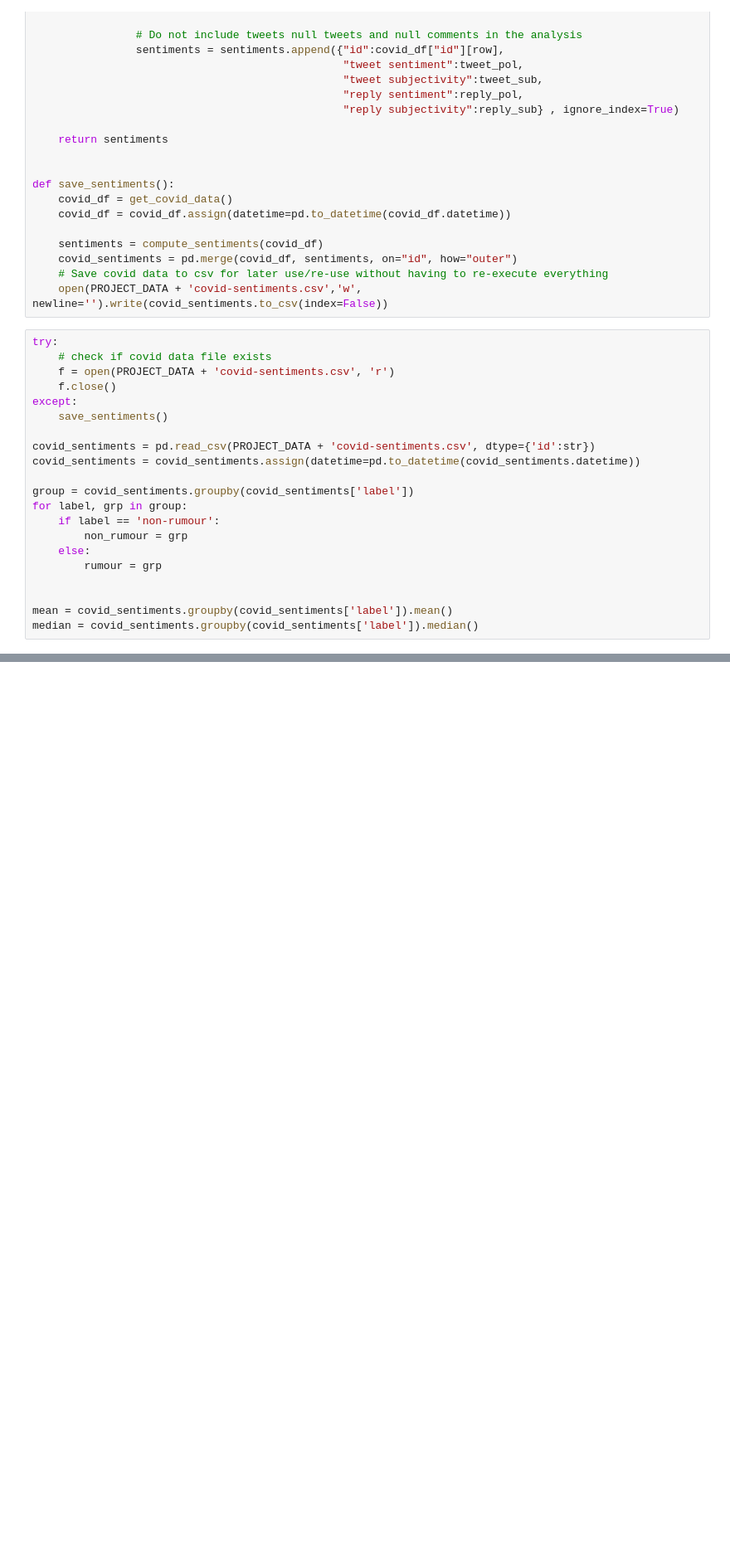
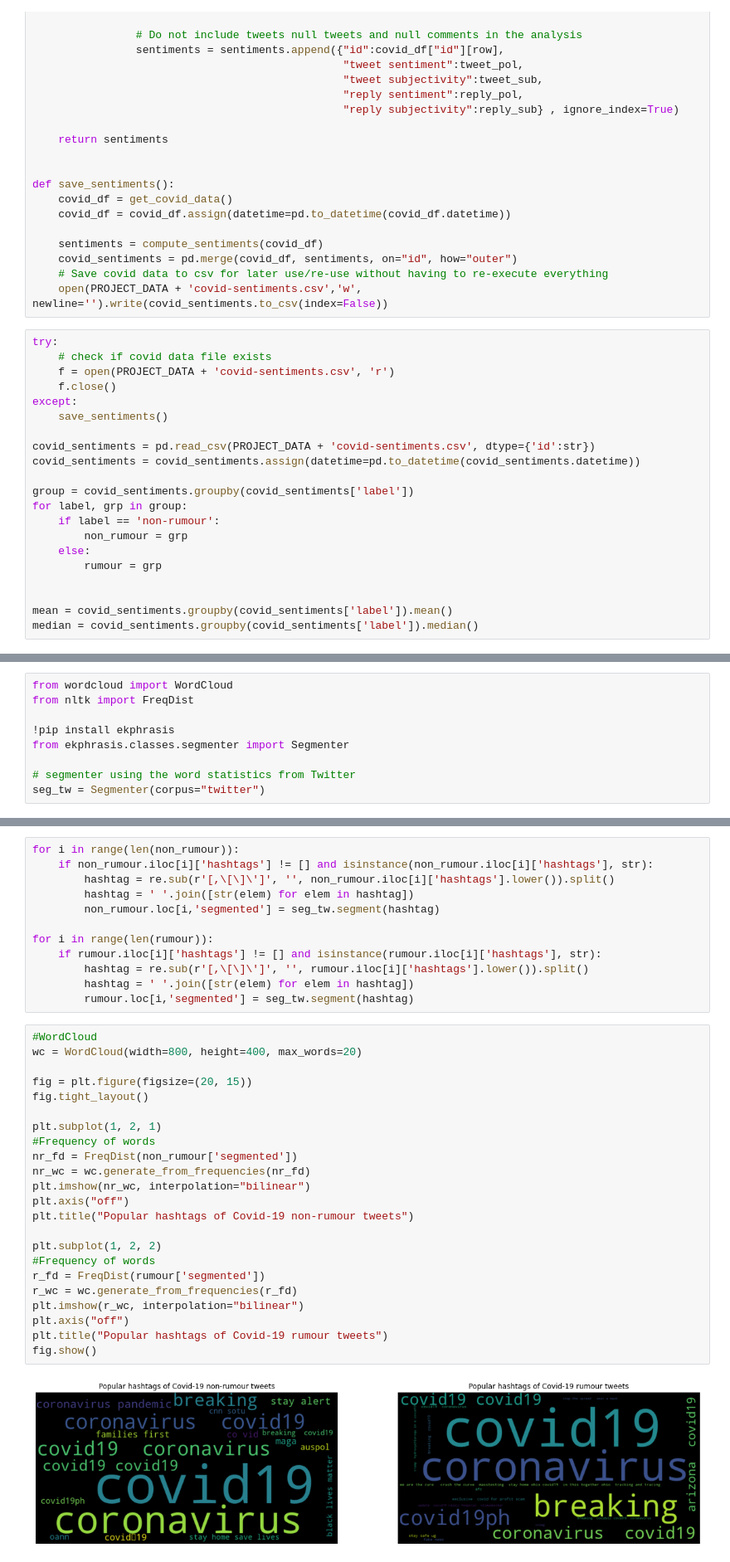
Before and after one commit to jabanto22/COMP90042-NLP-Project, a Jupyter notebook: project_classifier_vs_ver.ipynb, the cells around one changed output, grey strips where cells are left out. Shown at 83% size. Cells and saved outputs as stored; diff of their text form; blank space fills up the shorter version.

Commit message:
Added wordcloud for rumour analysis

```diff
--- a/project_classifier_vs_ver.ipynb
+++ b/project_classifier_vs_ver.ipynb
@@ -926,0 +942,9 @@ fig.show()
+# %%
+from wordcloud import WordCloud
+from nltk import FreqDist
+
+!pip install ekphrasis
+from ekphrasis.classes.segmenter import Segmenter
+
+# segmenter using the word statistics from Twitter
+seg_tw = Segmenter(corpus="twitter")
@@ -926,0 +969,37 @@ fig.show()
+# %%
+for i in range(len(non_rumour)):
+    if non_rumour.iloc[i]['hashtags'] != [] and isinstance(non_rumour.iloc[i]['hashtags'], str):
+        hashtag = re.sub(r'[,\[\]\']', '', non_rumour.iloc[i]['hashtags'].lower()).split()
+        hashtag = ' '.join([str(elem) for elem in hashtag])
+        non_rumour.loc[i,'segmented'] = seg_tw.segment(hashtag)
+
+for i in range(len(rumour)):
+    if rumour.iloc[i]['hashtags'] != [] and isinstance(rumour.iloc[i]['hashtags'], str):
+        hashtag = re.sub(r'[,\[\]\']', '', rumour.iloc[i]['hashtags'].lower()).split()
+        hashtag = ' '.join([str(elem) for elem in hashtag])
+        rumour.loc[i,'segmented'] = seg_tw.segment(hashtag)
+# %%
+#WordCloud
+wc = WordCloud(width=800, height=400, max_words=20)
+
+fig = plt.figure(figsize=(20, 15))
+fig.tight_layout()
+
+plt.subplot(1, 2, 1)
+#Frequency of words
+nr_fd = FreqDist(non_rumour['segmented'])
+nr_wc = wc.generate_from_frequencies(nr_fd)
+plt.imshow(nr_wc, interpolation="bilinear")
+plt.axis("off")
+plt.title("Popular hashtags of Covid-19 non-rumour tweets")
+
+plt.subplot(1, 2, 2)
+#Frequency of words
+r_fd = FreqDist(rumour['segmented'])
+r_wc = wc.generate_from_frequencies(r_fd)
+plt.imshow(r_wc, interpolation="bilinear")
+plt.axis("off")
+plt.title("Popular hashtags of Covid-19 rumour tweets")
+fig.show()
+# %% [output]
+[figure, added]
```
Also changed, not shown: parts of 12 cells of this notebook.
